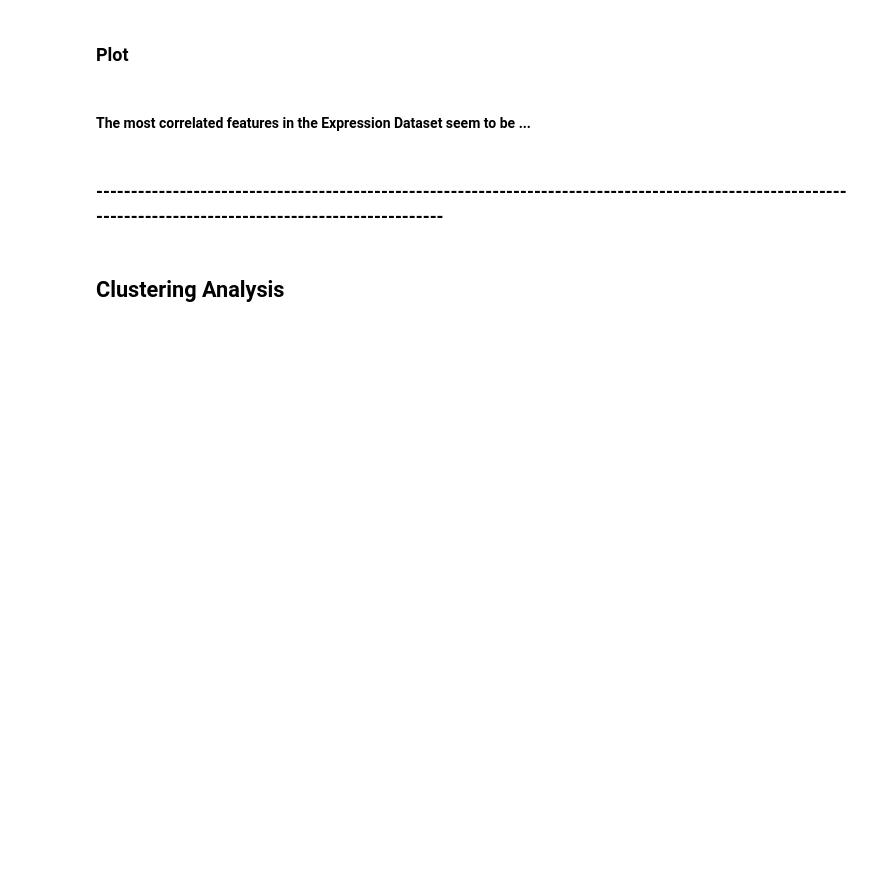
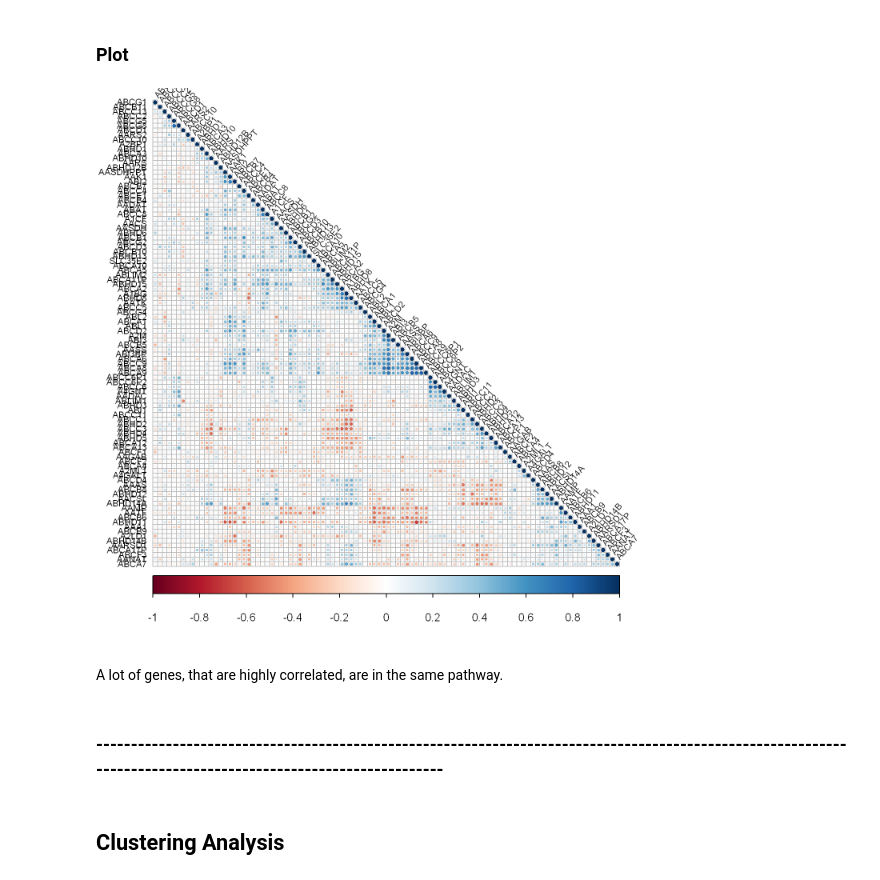
Before and after one commit to markmartorilopez/BigDataAnalytics_R, a Jupyter notebook: BigDataAnalytics_Project2021.ipynb, the cells around one changed output. Drawn from its saved outputs; the diff is of its cells as text; code cells hidden in the pictures; blank space fills up the shorter version.

```diff
--- a/BigDataAnalytics_Project2021.ipynb
+++ b/BigDataAnalytics_Project2021.ipynb
@@ -479,9 +522,9 @@ negative for age_at_initial_pathologic_diagnosis and days_to_birth
 ## Correlation - Pearson - Expression Dataset
 # %%
 # Perform PEARSON correlation
-corrExpression <- rcorr(as.matrix(t_expression_data))
+corrExpression <- rcorr(as.matrix(t_expression_data[1:100,1:100]))
 
 # Transform Data for easy plotting
-corrExpression_plot[is.na(corrPatient_plot)] <- 0
-head(corrExpression_plot,5)
+corrExpression[is.na(corrExpression)] <- 0
+head(corrExpression,5)
 # %% [output]
@@ -499,5 +616,11 @@ dffcE %>% filter(dffcE[4] >= 0.7 | dffcE[4] <= -0.7)
-# %% [markdown]
-#### The most correlated features in the Expression Dataset seem to be ...
+# %%
+options(jupyter.plot_scale=1, repr.plot.res = 200)
+corrplot(corrExpression$r, type = "lower", order = "hclust",
+         tl.col = "black", tl.srt = 50, tl.cex=0.65)
+# %% [output]
+[figure, added]
+# %% [markdown]
+A lot of genes, that are highly correlated, are in the same pathway.
 # %% [markdown]
 ### --------------------------------------------------------------------------------------------------------------------------------------------------------------
 # %% [markdown]
```
Also changed, not shown: parts of 30 cells of this notebook.
